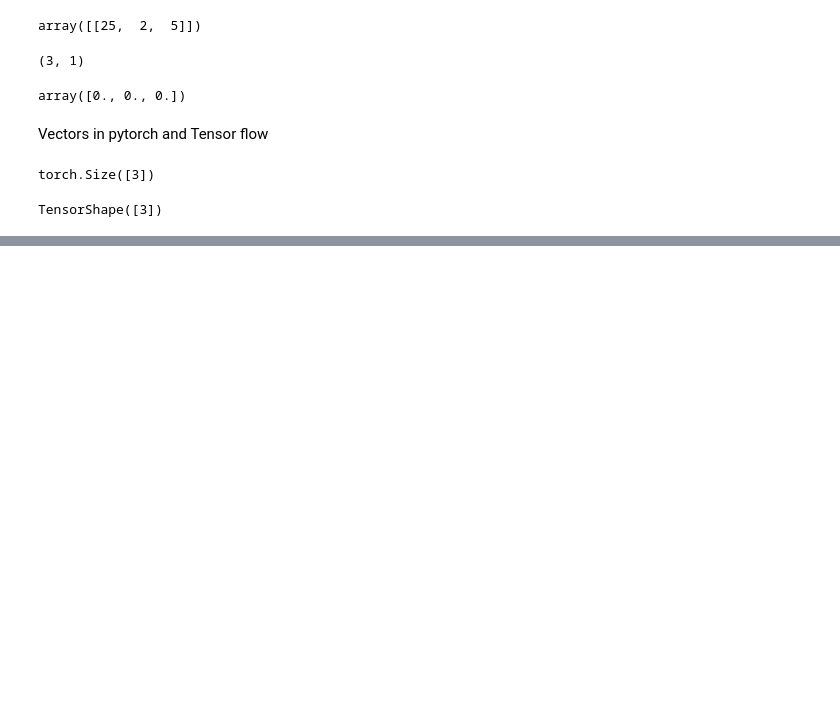
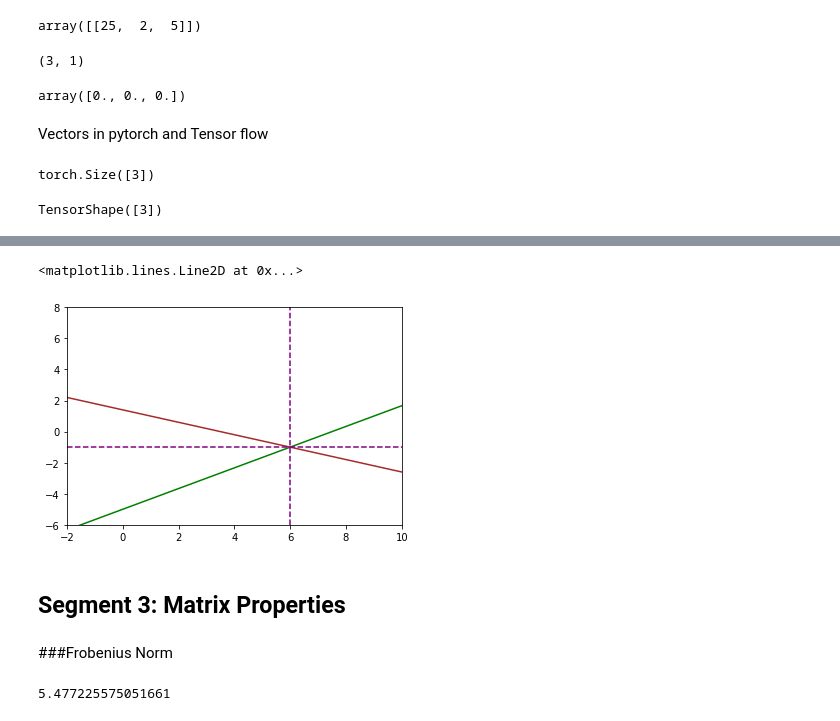
Before and after one commit to rajeshchengannur/ML_Foundations, a Jupyter notebook: BasicAlgebra.ipynb, the cells around one changed output, grey strips where cells are left out. Saved outputs shown, nothing was run; the diff lists cells and outputs as text; code cells hidden in the pictures; blank space fills up the shorter version.

```diff
--- a/BasicAlgebra.ipynb
+++ b/BasicAlgebra.ipynb
@@ -224,0 +667,21 @@ TensorShape([3])
+# %%
+x=np.linspace(-10,10,1000)
+# %%
+y1 = -5 + (2*x/3)
+# %%
+y2 = (7-(2*x))/5
+# %%
+fig,ax = plt.subplots()
+plt.xlabel ='x'
+plt.ylabel ='y'
+ax.set_xlim([-2,10])
+ax.set_ylim([-6,8])
+ax.plot(x,y1,c='green')
+ax.plot(x,y2,c='brown')
+plt.axvline(x=6,color='purple',linestyle='--')
+plt.axhline(y=-1,color='purple',linestyle='--')
+# %% [output]
+<matplotlib.lines.Line2D at 0x...>
+[figure, added]
+# %% [markdown]
+## Segment 3: Matrix Properties
@@ -224,0 +690,2 @@ TensorShape([3])
+# %% [markdown]
+###Frobenius Norm
@@ -224,0 +694,4 @@ TensorShape([3])
+# %%
+(1**2 + 2**2 + 3**2 + 4**2)**(1/2)
+# %% [output]
+5.477225575051661
```
Also changed, not shown: parts of 112 cells of this notebook.
